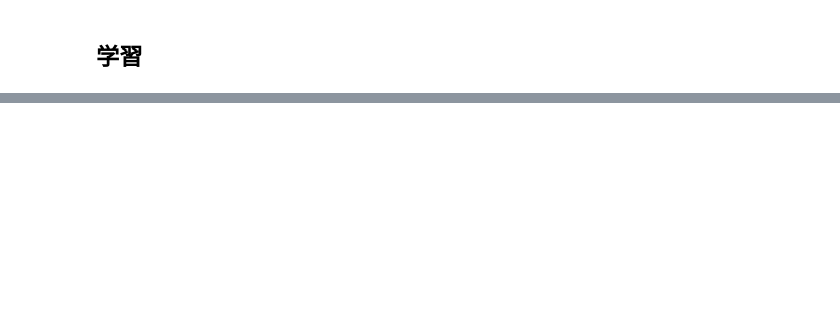
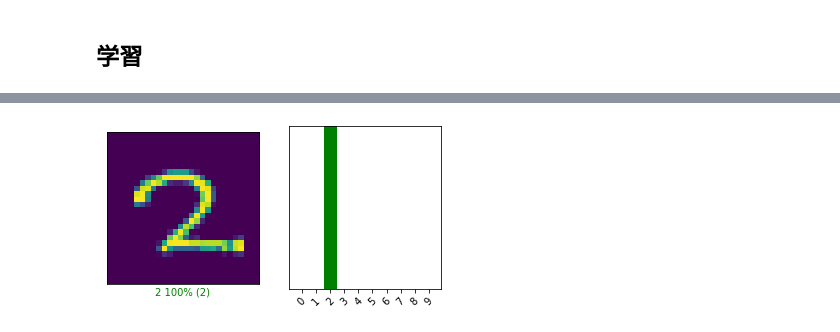
Before and after one commit to takiyama0617/colaboratory, a Jupyter notebook: Sample_TensorFlow+Keras+MNIST_1.ipynb, the cells around one changed output, grey strips where cells are left out. Cells and saved outputs as stored; diff of their text form; code cells hidden in the pictures; blank space fills up the shorter version.

```diff
--- a/Sample_TensorFlow+Keras+MNIST_1.ipynb
+++ b/Sample_TensorFlow+Keras+MNIST_1.ipynb
@@ -288,0 +295,2 @@ plot_loss_accuracy_graph(fit_record)
+# %%
+predictions_array = model.predict(test_data)
@@ -288,0 +319,16 @@ plot_loss_accuracy_graph(fit_record)
+# %%
+def plot_teacher_labels_graph(data_location, predictions_array, real_teacher_labels) :
+  predictions_array, real_teacher_labels = predictions_array[data_location], real_teacher_labels[data_location]
+  plt.grid(False)
+  plt.xticks([])
+  plt.yticks([])
+
+  thisplot = plt.bar(range(10), predictions_array, color="#666666")
+  plt.ylim([0, 1])
+  predicted_label = np.argmax(predictions_array)
+
+  thisplot[predicted_label].set_color('red')
+  thisplot[real_teacher_labels].set_color('green')
+# %%
+def convertOneHotVector2Integers(one_hot_vector) :
+  return [np.where(r == 1)[0][0] for r in one_hot_vector]
@@ -288,0 +347,23 @@ plot_loss_accuracy_graph(fit_record)
+# %%
+# 描画の為に検証データを変換
+test_data = test_data.reshape(test_data.shape[0], IMG_ROWS, IMG_COLS)
+
+data_location = 77
+plt.figure(figsize=(6, 3))
+
+plt.subplot(1, 2, 1)
+plot_image(
+    data_location,
+    predictions_array,
+    convertOneHotVector2Integers(test_teacher_labels),
+    test_data)
+
+plt.subplot(1, 2, 2)
+plot_teacher_labels_graph(
+    data_location,
+    predictions_array,
+    convertOneHotVector2Integers(test_teacher_labels))
+
+_ = plt.xticks(range(10), handwritten_number_names, rotation=45)
+# %% [output]
+[figure, added]
```
Also changed, not shown: parts of 20 cells of this notebook.
